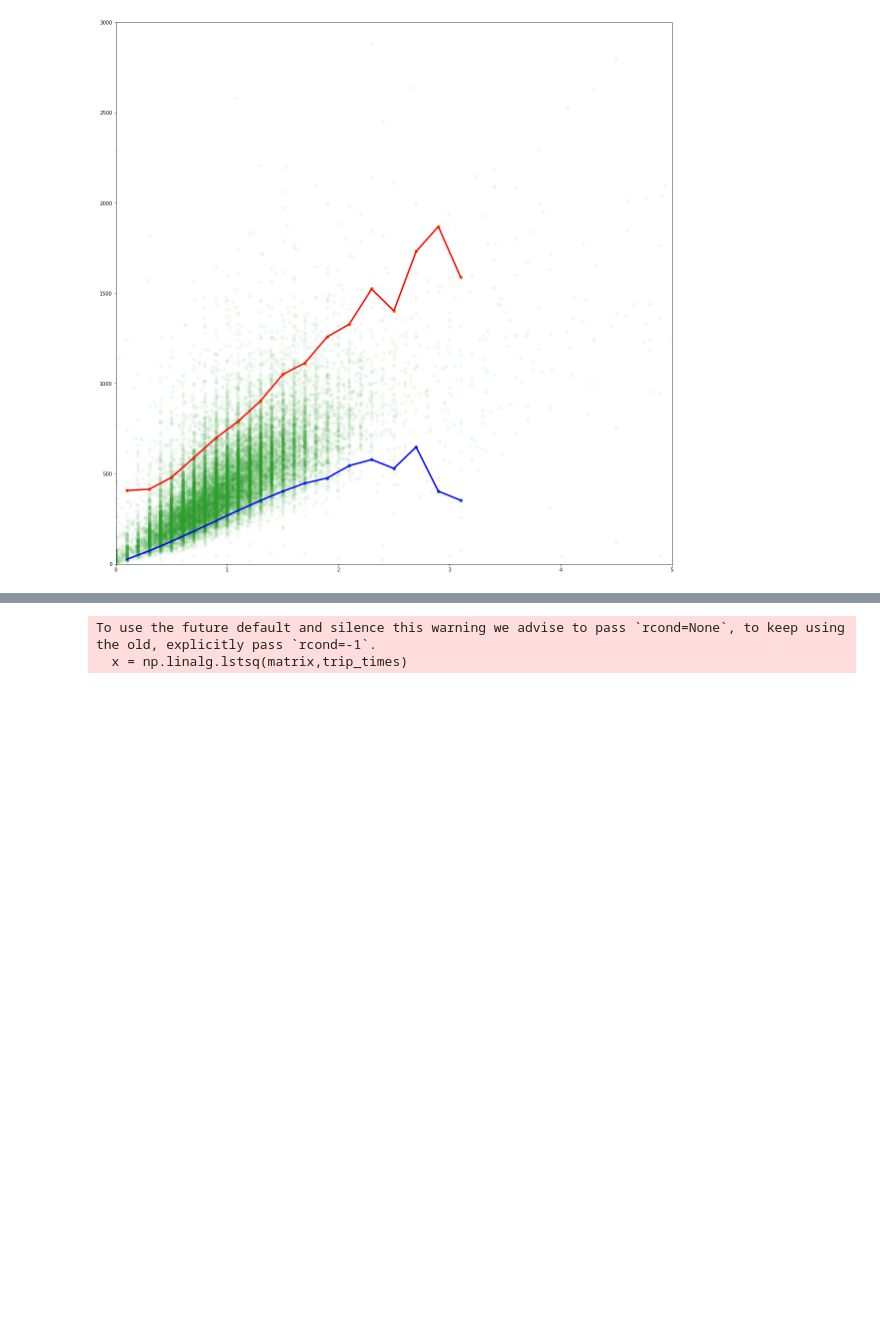
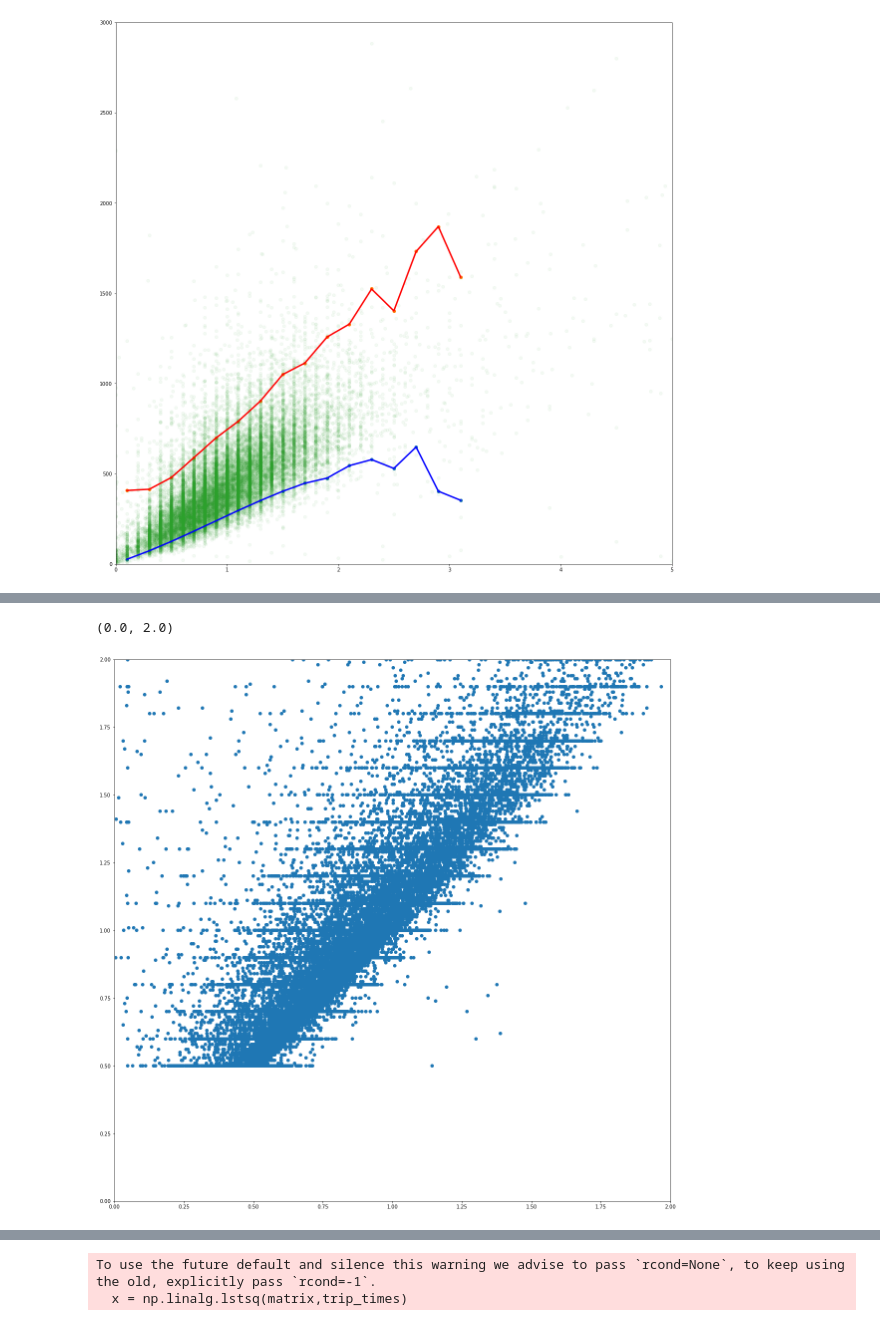
Before and after one commit to ttaylorok/nyc_taxis, a Jupyter notebook: create_network.ipynb, the cells around one changed output, grey strips where cells are left out. Drawn from its saved outputs; the diff is of its cells as text; code cells hidden in the pictures; blank space fills up the shorter version.

```diff
--- a/create_network.ipynb
+++ b/create_network.ipynb
@@ -137,6 +137,6 @@ G = nx.Graph()
 
 G.add_nodes_from(nodes_clipped['nodeid'].astype(int))
 
-edges = list(lion_clipped[['nodeidfrom','nodeidto','weight']].to_records(index=False))
+edges = list(lion_filt[['nodeidfrom','nodeidto','weight']].to_records(index=False))
 
 G.add_edges_from(edges)
@@ -284,7 +240,7 @@ lion_filt.set_index(['node_low','node_high'], inplace = True)
 #test.loc[(20254,20268)]
 #test.index
 # %%
-def to_linear(p):
+def to_linear(p, lion_df):
     mr = []
     for i in np.arange(1,len(p)):
         nodes_temp = [p[i], p[i-1]]
@@ -470,0 +360,31 @@ plt.ylim(0, 3000)
+# %%
+num_segments = lion_filt.shape[0]
+num_trips = taxis_filt.shape[0]
+
+taxis_filt['path'] = ''
+taxis_filt['path_distance_mi'] = 0
+#taxis_filt.reset_index(inplace = True) # paranioa
+for i in np.arange(num_trips):
+    #print(i)
+    #print("%d of %d" % (i, num_trips), end="\r", flush=True)
+    start_node = taxis_filt.iloc[i]['nn_pickup']
+    end_node = taxis_filt.iloc[i]['nn_dropoff']
+    path = paths_all[start_node][end_node]
+    #mlocs = nodes_clipped[path]
+    #mlocs = list(nodes_clipped.loc[path]['m_id'])
+    #print(start_node,end_node)
+    mlocs = to_linear(path)
+    #print(list(mlocs))
+
+    ######## HOW TO INCORPORATE DISTANCE???
+    ######## DROP DUPLICATES ON THE NODEFROM AND NODETO COLUMN
+    #distance = list(nodes_clipped.loc[path]['m_id'])
+    #print(taxis_clipped.iloc[i])
+    #matrix[i][]
+    #print(path)
+    #print(mlocs)
+    matrix[i] = mlocs
+    taxis_filt.loc[i, 'path'] = str(path)
+    taxis_filt.loc[i, 'path_distance_mi'] = mlocs.sum()/5280
+    #print(mlocs.sum()/5280)
+    #break
@@ -470,0 +411,9 @@ plt.ylim(0, 3000)
+# %%
+plt.figure(figsize=(20,20))
+plt.scatter(taxis_filt['path_distance_mi'],taxis_filt['trip_distance'])
+
+plt.xlim(0, 2)
+plt.ylim(0, 2)
+# %% [output]
+(0.0, 2.0)
+[figure, added]
```
Also changed, not shown: parts of 38 cells of this notebook.
